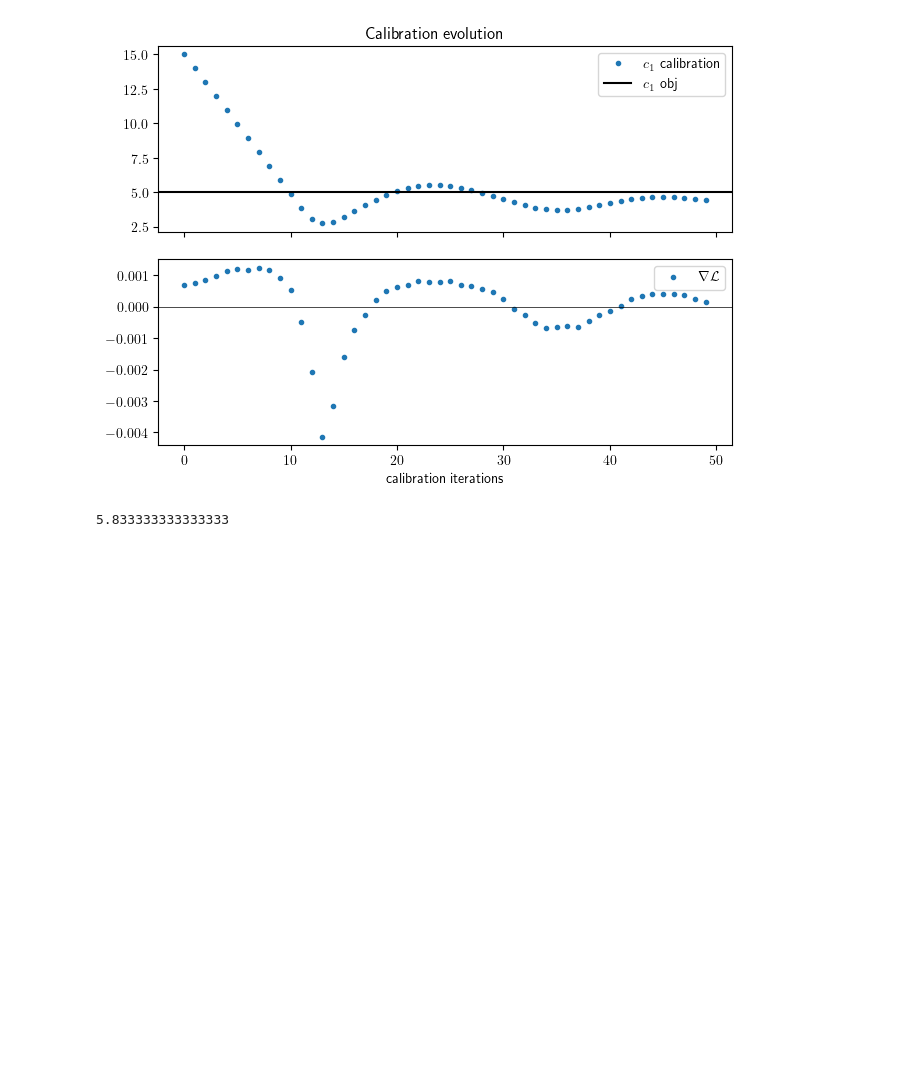
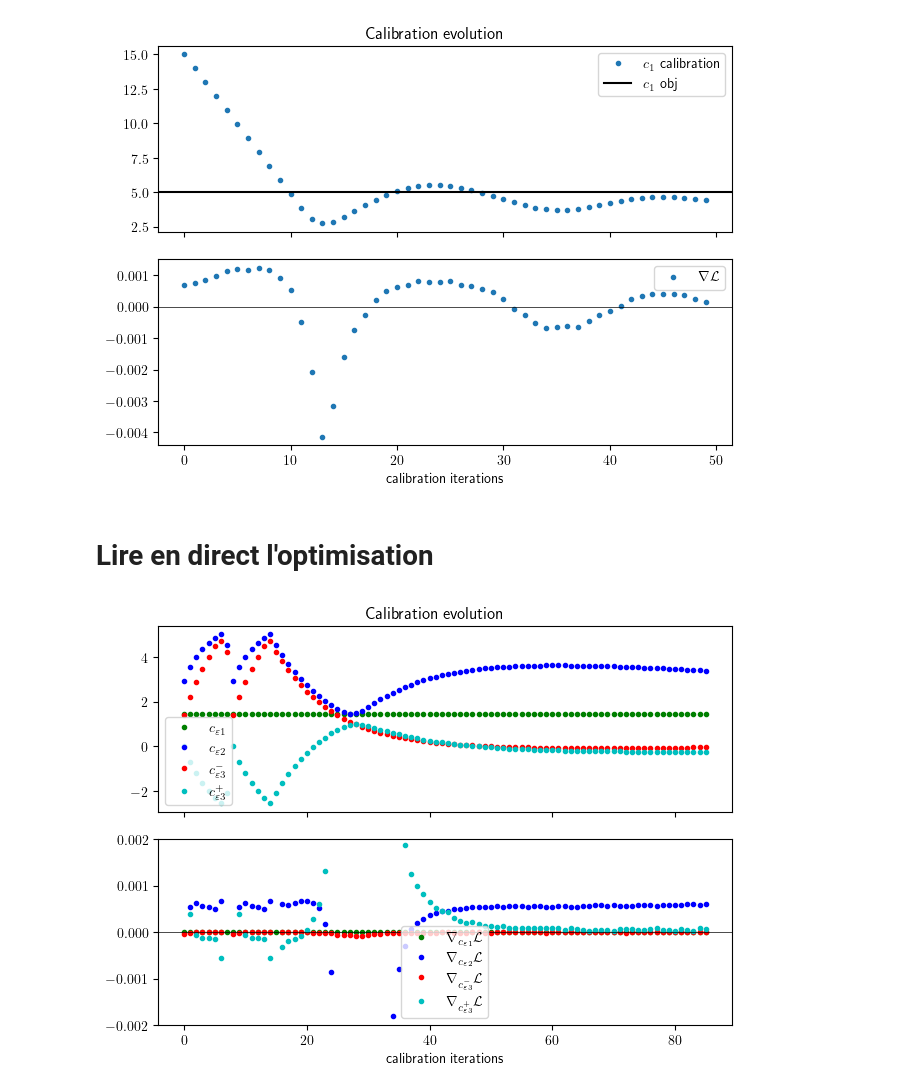
Before and after one commit to meom-group/tunax, a Jupyter notebook: notebooks/logbook.ipynb, the cells around one changed output. Saved outputs shown, nothing was run; the diff lists cells and outputs as text; code cells hidden in the pictures; blank space fills up the shorter version.

Commit message:
Optimisation ratées

```diff
--- a/notebooks/logbook.ipynb
+++ b/notebooks/logbook.ipynb
@@ -899,7 +899,44 @@ fig.suptitle('Calibration evolution')
 plt.show()
 # %% [output]
 [figure]
-# %%
-7*50/60
-# %% [output]
-5.833333333333333
+# %% [markdown]
+# Lire en direct l'optimisation
+# %%
+import os
+import json
+os.chdir('../src')
+import matplotlib.pyplot as plt
+
+with open('opti.json', 'r') as f:
+    data = json.load(f)
+
+c_eps1 = [float(x_i [0]) for x_i in data['x']]
+c_eps2 = [float(x_i [1]) for x_i in data['x']]
+c_eps3m = [float(x_i [2]) for x_i in data['x']]
+c_eps3p = [float(x_i [3]) for x_i in data['x']]
+grad_c_eps1 = [float(x_i [0]) for x_i in data['grad']]
+grad_c_eps2 = [float(x_i [1]) for x_i in data['grad']]
+grad_c_eps3m = [float(x_i [2]) for x_i in data['grad']]
+grad_c_eps3p = [float(x_i [3]) for x_i in data['grad']]
+
+
+fig, [ax_x, ax_g] = plt.subplots(2, 1, sharex=True)
+plt.tight_layout(rect=[0, 0.03, 1, 0.98])
+ax_x.plot(c_eps1, 'g.', label=r'$c_{\varepsilon 1}$')
+ax_x.plot(c_eps2, 'b.', label=r'$c_{\varepsilon 2}$')
+ax_x.plot(c_eps3m, 'r.', label=r'$c_{\varepsilon 3}^-$')
+ax_x.plot(c_eps3p, 'c.', label=r'$c_{\varepsilon 3}^+$')
+# ax_x.axhline([5], color='k', label='$c_1$ obj')
+ax_g.plot(grad_c_eps1, 'g.', label=r'$\nabla_{c_{\varepsilon 1}} \mathcal L$')
+ax_g.plot(grad_c_eps2, 'b.', label=r'$\nabla_{c_{\varepsilon 2}} \mathcal L$')
+ax_g.plot(grad_c_eps3m, 'r.', label=r'$\nabla_{c_{\varepsilon 3}^-} \mathcal L$')
+ax_g.plot(grad_c_eps3p, 'c.', label=r'$\nabla_{c_{\varepsilon 3}^+} \mathcal L$')
+ax_g.axhline(0, color='k', linewidth=0.5)
+ax_g.set_xlabel('calibration iterations')
+ax_x.legend()
+ax_g.legend()
+fig.suptitle('Calibration evolution')
+ax_g.set_ylim([-.002, .002])
+plt.show()
+# %% [output]
+[figure, added]
```
Also changed, not shown: parts of 3 cells of this notebook, 6 other files.
